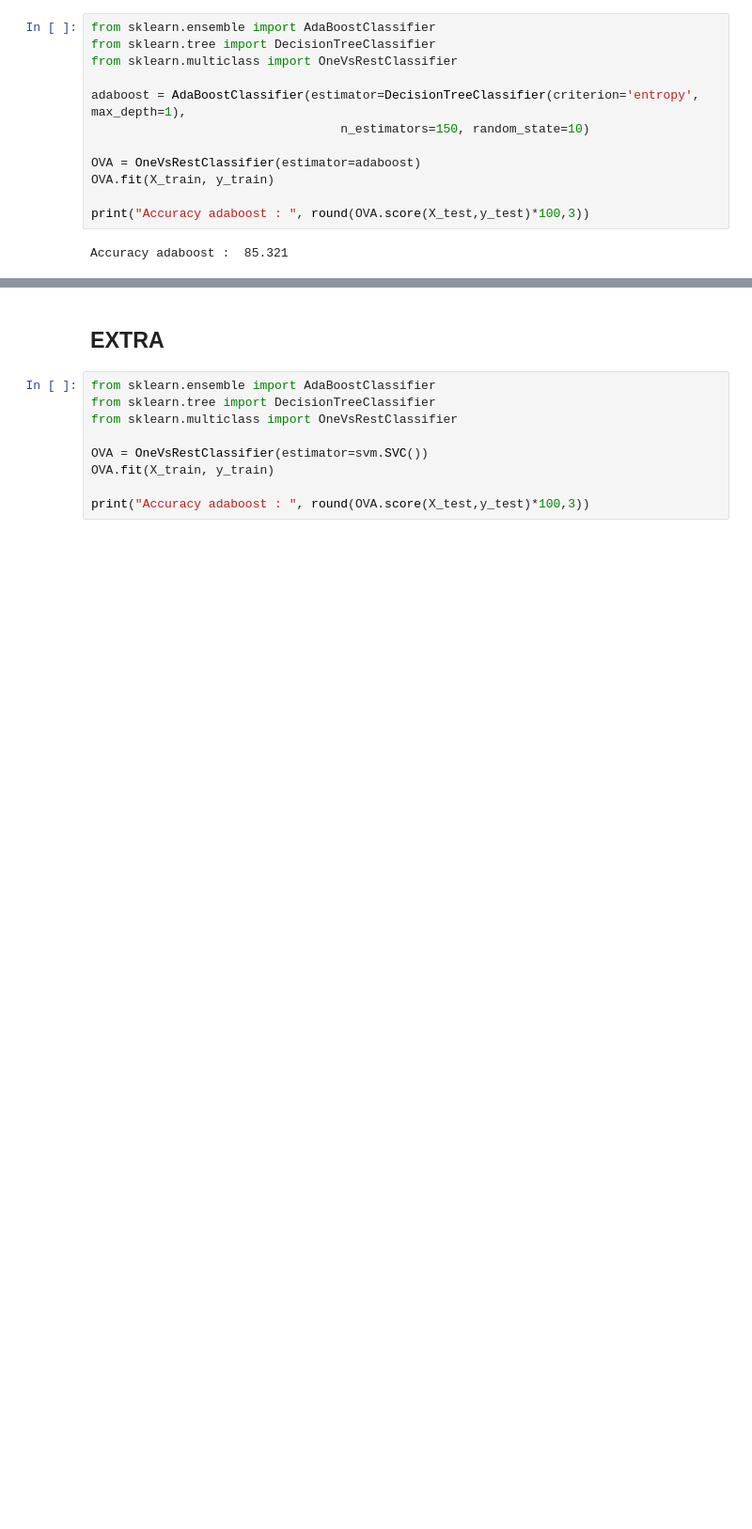
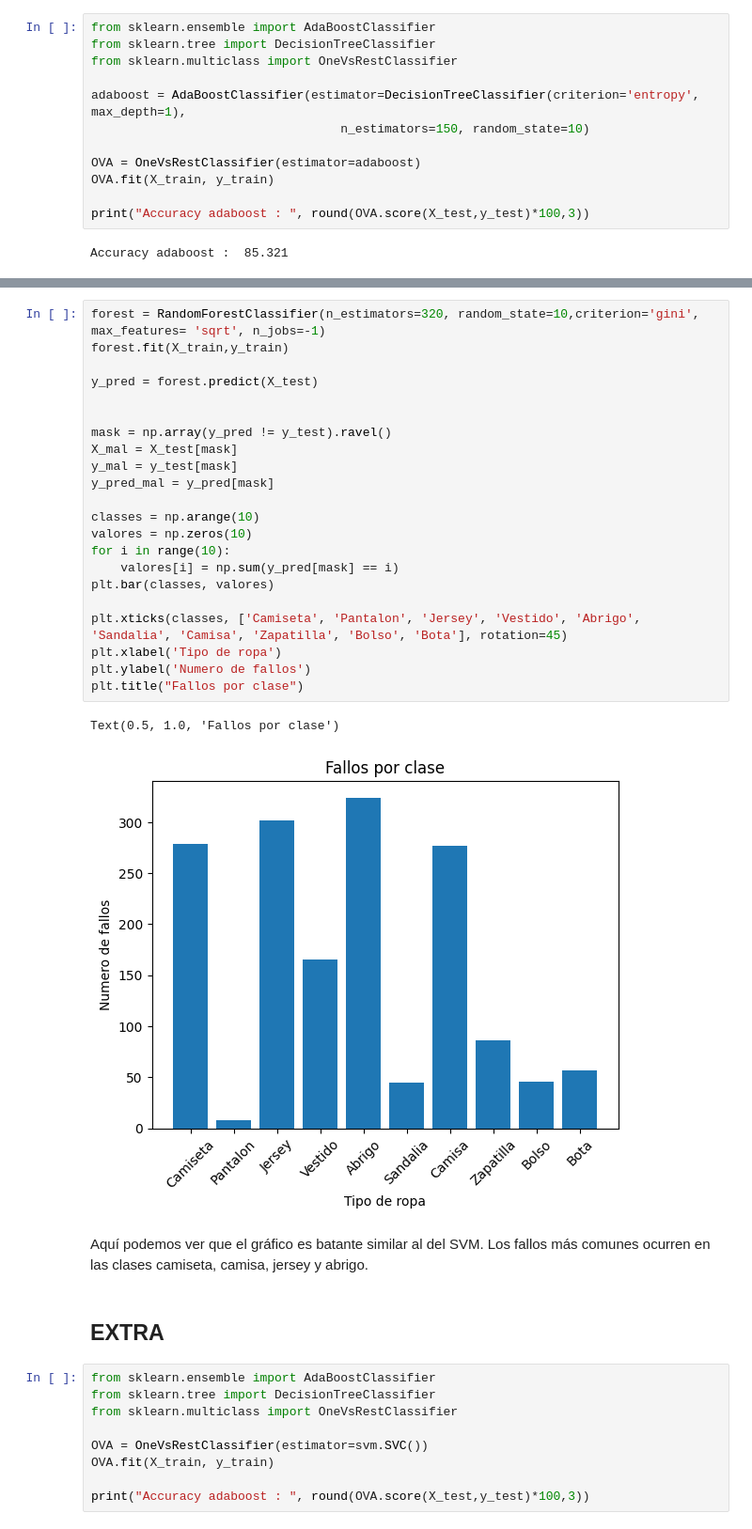
Before and after one commit to Ninjalice/ImageClasificator, a Jupyter notebook: Clasificador.ipynb, the cells around one changed output, grey strips where cells are left out. Shown at 94% size. Cells and saved outputs as stored; diff of their text form; blank space fills up the shorter version.

```diff
--- a/Clasificador.ipynb
+++ b/Clasificador.ipynb
@@ -538,3 +608,30 @@ Podemos ver que con random forest obtenemos resultados relativamente buenos. Aum
+# %%
+forest = RandomForestClassifier(n_estimators=320, random_state=10,criterion='gini', max_features= 'sqrt', n_jobs=-1)
+forest.fit(X_train,y_train)
+
+y_pred = forest.predict(X_test)
+
+
+mask = np.array(y_pred != y_test).ravel()
+X_mal = X_test[mask]
+y_mal = y_test[mask]
+y_pred_mal = y_pred[mask]
+
+classes = np.arange(10)
+valores = np.zeros(10)
+for i in range(10):
+    valores[i] = np.sum(y_pred[mask] == i)
+plt.bar(classes, valores)
+
+plt.xticks(classes, ['Camiseta', 'Pantalon', 'Jersey', 'Vestido', 'Abrigo', 'Sandalia', 'Camisa', 'Zapatilla', 'Bolso', 'Bota'], rotation=45)
+plt.xlabel('Tipo de ropa')
+plt.ylabel('Numero de fallos')
+plt.title("Fallos por clase")
+# %% [output]
+Text(0.5, 1.0, 'Fallos por clase')
+[figure, added]
+# %% [markdown]
+Aquí podemos ver que el gráfico es batante similar al del SVM. Los fallos más comunes ocurren en las clases camiseta, camisa, jersey y abrigo.
 # %% [markdown]
 ## EXTRA
 # %%
```
Also changed, not shown: parts of 13 cells of this notebook, 1 other file.
